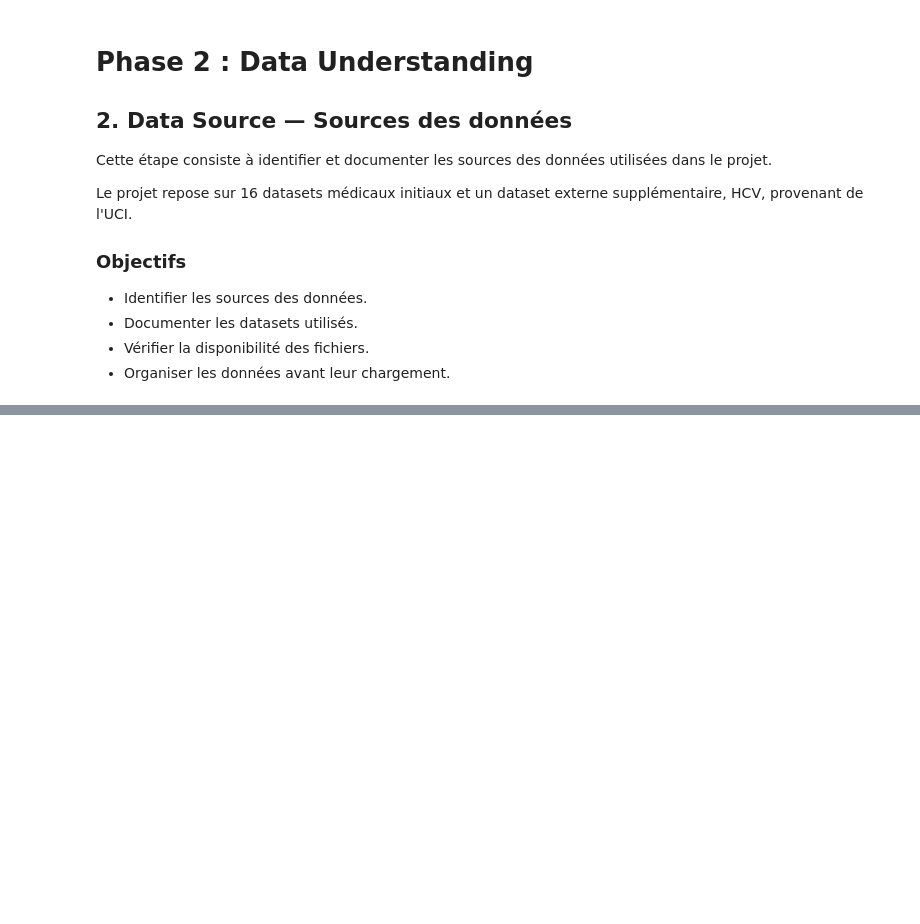
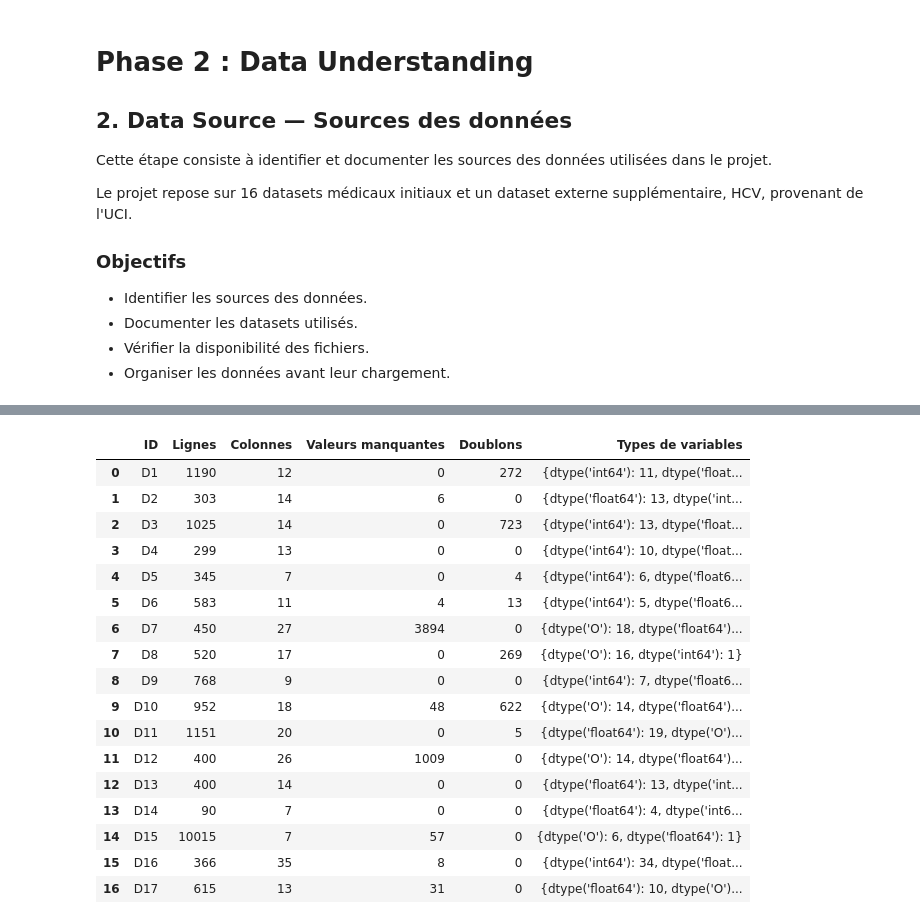
Before and after one commit to AlaKh09/Mentalist, a Jupyter notebook: TheMentalistV2.ipynb, the cells around one changed output, grey strips where cells are left out. Drawn from its saved outputs; the diff is of its cells as text; code cells hidden in the pictures; blank space fills up the shorter version.

Commit message:
Data Understanding (Pipeline)

```diff
--- a/TheMentalistV2.ipynb
+++ b/TheMentalistV2.ipynb
@@ -382,7 +528,7 @@ def identify_dataset(path):
     # Identification de D1 et D3 par nombre de lignes
     if path.suffix.lower() == ".csv":
         try:
-            df = read_csv_safe(path, header=None)
+            df = read_csv_safe(path)   # header=0 : len(df) = nombre de patients
             return ROWS_TO_ID.get(len(df))
         except Exception:
             return None
@@ -449,7 +595,7 @@ def load_dataset(path, dataset_id):
             na_values="?"
         )
 
-        if df.shape[1] == 35:
+        if df.shape[1] == 34:   # 33 attributs + classe
 
             df.columns = [
                 "erythema", "scaling", "definite_borders",
@@ -601,17 +747,11 @@ for dataset_id, df in sorted(data.items()):
     )
 
 # =====================================================
-# 11. AFFICHAGE DES DATASETS
+# 11. DATASETS DISPONIBLES
 # =====================================================
 
 print("\nDatasets disponibles :", sorted(data.keys()))
-
-# Aperçu de chaque dataset
-for dataset_id in sorted(data.keys()):
-
-    print(f"\n========== APERCU {dataset_id} ==========")
-
-    display(data[dataset_id].head())
+print("L'aperçu de chaque dataset est affiché séparément dans les cellules suivantes (2.4).\n")
 
 # =====================================================
 # 12. AFFICHAGE DES ERREURS
@@ -626,0 +1145,66 @@ else:
+# %%
+# =====================================================
+# 3.2 PIPELINE AUTOMATISÉ
+# =====================================================
+
+import pandas as pd
+
+def execute_pipeline(data):
+
+    results = []
+
+    # Parcours de tous les datasets chargés
+    for dataset_id, df in sorted(
+        data.items(),
+        key=lambda x: int(x[0][1:])
+    ):
+
+        results.append({
+            "ID": dataset_id,
+            "Lignes": df.shape[0],
+            "Colonnes": df.shape[1],
+            "Valeurs manquantes": int(
+                df.isna().sum().sum()
+            ),
+            "Doublons": int(
+                df.duplicated().sum()
+            ),
+            "Types de variables": str(
+                df.dtypes.value_counts().to_dict()
+            )
+        })
+
+    # Création du tableau récapitulatif
+    pipeline_results = pd.DataFrame(results)
+
+    return pipeline_results
+
+
+# Exécution du pipeline
+pipeline_results = execute_pipeline(data)
+
+display(pipeline_results)
+
+print(
+    f"Datasets traités : "
+    f"{len(pipeline_results)}/17"
+)
+# %% [output]
+|  | ID | Lignes | Colonnes | Valeurs manquantes | Doublons | Types de variables |
+| 0 | D1 | 1190 | 12 | 0 | 272 | {dtype('int64'): 11, dtype('float... |
+| 1 | D2 | 303 | 14 | 6 | 0 | {dtype('float64'): 13, dtype('int... |
+| 2 | D3 | 1025 | 14 | 0 | 723 | {dtype('int64'): 13, dtype('float... |
+| 3 | D4 | 299 | 13 | 0 | 0 | {dtype('int64'): 10, dtype('float... |
+| 4 | D5 | 345 | 7 | 0 | 4 | {dtype('int64'): 6, dtype('float6... |
+| 5 | D6 | 583 | 11 | 4 | 13 | {dtype('int64'): 5, dtype('float6... |
+| 6 | D7 | 450 | 27 | 3894 | 0 | {dtype('O'): 18, dtype('float64')... |
+| 7 | D8 | 520 | 17 | 0 | 269 | {dtype('O'): 16, dtype('int64'): 1} |
+| 8 | D9 | 768 | 9 | 0 | 0 | {dtype('int64'): 7, dtype('float6... |
+| 9 | D10 | 952 | 18 | 48 | 622 | {dtype('O'): 14, dtype('float64')... |
+| 10 | D11 | 1151 | 20 | 0 | 5 | {dtype('float64'): 19, dtype('O')... |
+| 11 | D12 | 400 | 26 | 1009 | 0 | {dtype('O'): 14, dtype('float64')... |
+| 12 | D13 | 400 | 14 | 0 | 0 | {dtype('float64'): 13, dtype('int... |
+| 13 | D14 | 90 | 7 | 0 | 0 | {dtype('float64'): 4, dtype('int6... |
+| 14 | D15 | 10015 | 7 | 57 | 0 | {dtype('O'): 6, dtype('float64'): 1} |
+| 15 | D16 | 366 | 35 | 8 | 0 | {dtype('int64'): 34, dtype('float... |
+| 16 | D17 | 615 | 13 | 31 | 0 | {dtype('float64'): 10, dtype('O')... |
```
Also changed, not shown: parts of 49 cells of this notebook.
